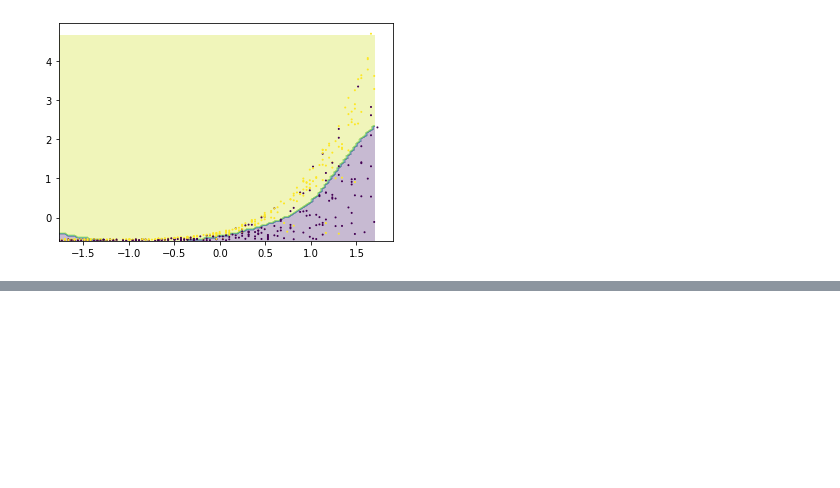
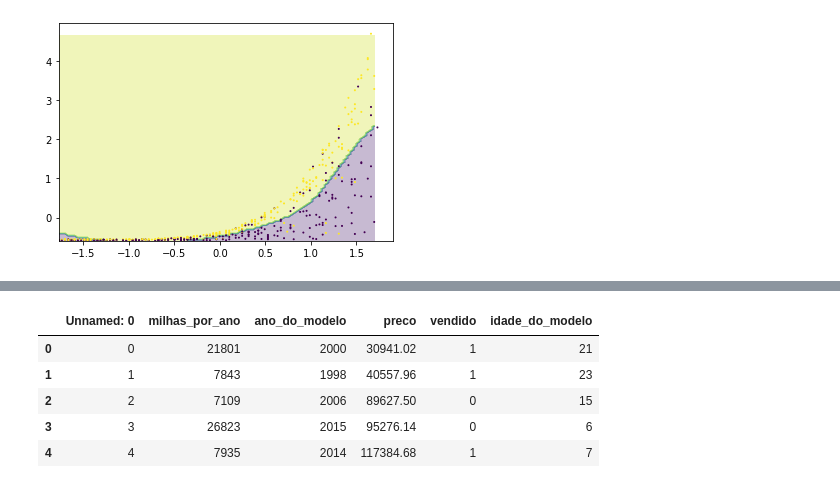
Before and after one commit to vmmelo/machine-learning-learning, a Jupyter notebook: anotacoes.ipynb, the cells around one changed output, grey strips where cells are left out. Cells and saved outputs as stored; diff of their text form; code cells hidden in the pictures; blank space fills up the shorter version.

```diff
--- a/anotacoes.ipynb
+++ b/anotacoes.ipynb
@@ -301,0 +350,15 @@ plt.scatter(data_x, data_y, c=teste_y, s=1)
+# %%
+from datetime import datetime
+# se usarmos o ano do modelo apenas, a diferença percentual entre eles vai ser muito pequena
+# ex: de 2000 para 1998 é uma diferença de 0,1%
+# nós podemos criar uma nova coluna idade_do_modelo e calcular há quantos anos ele foi fabricado
+ano_atual = datetime.today().year
+dados['idade_do_modelo'] = ano_atual - dados.ano_do_modelo
+dados.head()
+# %% [output]
+|  | Unnamed: 0 | milhas_por_ano | ano_do_modelo | preco | vendido | idade_do_modelo |
+| 0 | 0 | 21801 | 2000 | 30941.02 | 1 | 21 |
+| 1 | 1 | 7843 | 1998 | 40557.96 | 1 | 23 |
+| 2 | 2 | 7109 | 2006 | 89627.50 | 0 | 15 |
+| 3 | 3 | 26823 | 2015 | 95276.14 | 0 | 6 |
+| 4 | 4 | 7935 | 2014 | 117384.68 | 1 | 7 |
```
Also changed, not shown: parts of 12 cells of this notebook, 1 other file.
